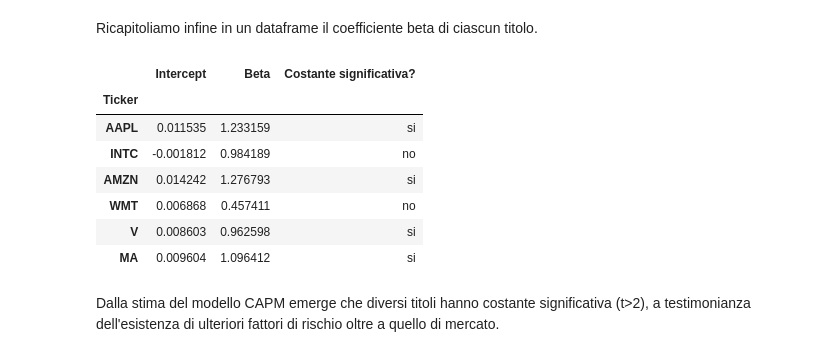
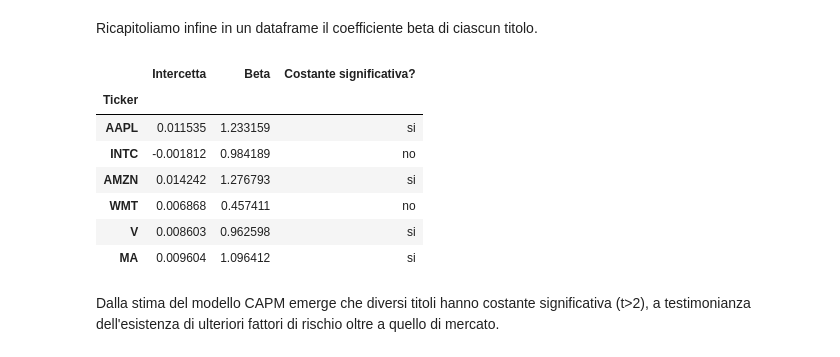
Before and after one commit to Pynci/business-intelligence, a Jupyter notebook: progetto/progetto.ipynb, the cells around one changed output. Cells and saved outputs as stored; diff of their text form; code cells hidden in the pictures.

```diff
--- a/progetto/progetto.ipynb
+++ b/progetto/progetto.ipynb
@@ -774,13 +775,13 @@ def regressione_OLS(ticker, dati_mensili_titoli, dati_mensili_mercato, colore='b
     return results.params['const'], results.params['Premio di mercato'], results.tvalues['const']
 
 # Definiamo una lista per accumulare i risultati della regressione
-parametri_regressione = []
+parametri_capm = []
 valori_t = []
 
 for i, ticker in enumerate(tickers):
     colore = mappa_colori(i % 10)  # L'operazione modulo assicura che non superiamo l'indice massimo della mappa
     intercetta, beta, t_valore = regressione_OLS(ticker, dati_mensili_titoli, sp500, colore)
-    parametri_regressione.append([ticker, intercetta, beta])
+    parametri_capm.append([ticker, intercetta, beta])
     valori_t.append(t_valore)
 # %% [output]
 [figure]
@@ -808,20 +809,21 @@ Esposizione al rischio di mercato per il titolo WMT
 Ricapitoliamo infine in un dataframe il coefficiente beta di ciascun titolo.
 # %%
 # Convertiamo la lista in un DataFrame
-coefficienti_capm = pd.DataFrame(parametri_regressione, columns=['Ticker', 'Intercept', 'Beta']).set_index('Ticker')
+coefficienti_capm = pd.DataFrame(parametri_capm, columns=['Ticker', 'Intercetta', 'Beta']).set_index('Ticker')
 
 def significativo(t):
     if abs(t) > 2:
         return 'si'
     else:
         return 'no'
 
 # Aggiungi la colonna 'Significativo' al DataFrame coefficienti_capm
 coefficienti_capm['Costante significativa?'] = [significativo(t) for t in valori_t]
 
+
 coefficienti_capm
 # %% [output]
-|  | Intercept | Beta | Costante significativa? |
+|  | Intercetta | Beta | Costante significativa? |
 | Ticker |  |  |  |
 | AAPL | 0.011535 | 1.233159 | si |
 | INTC | -0.001812 | 0.984189 | no |
```
Also changed, not shown: parts of 3 cells of this notebook.
